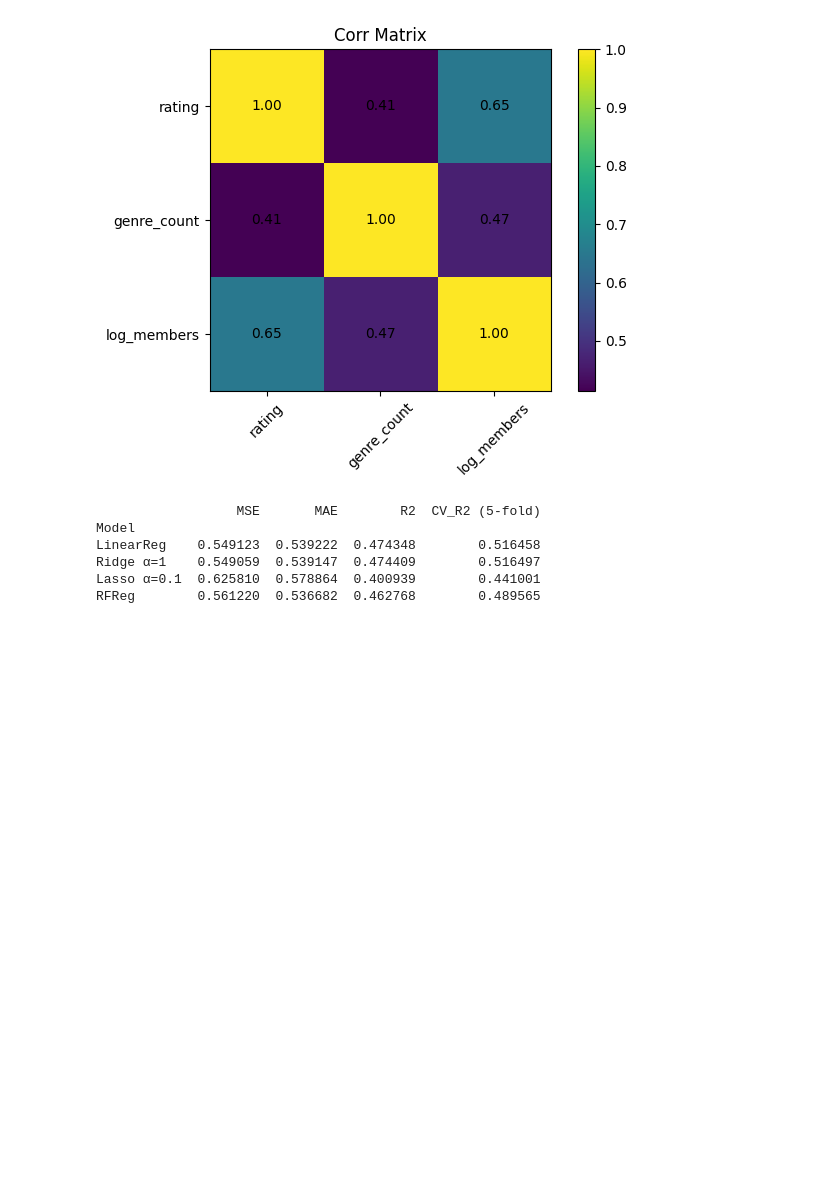
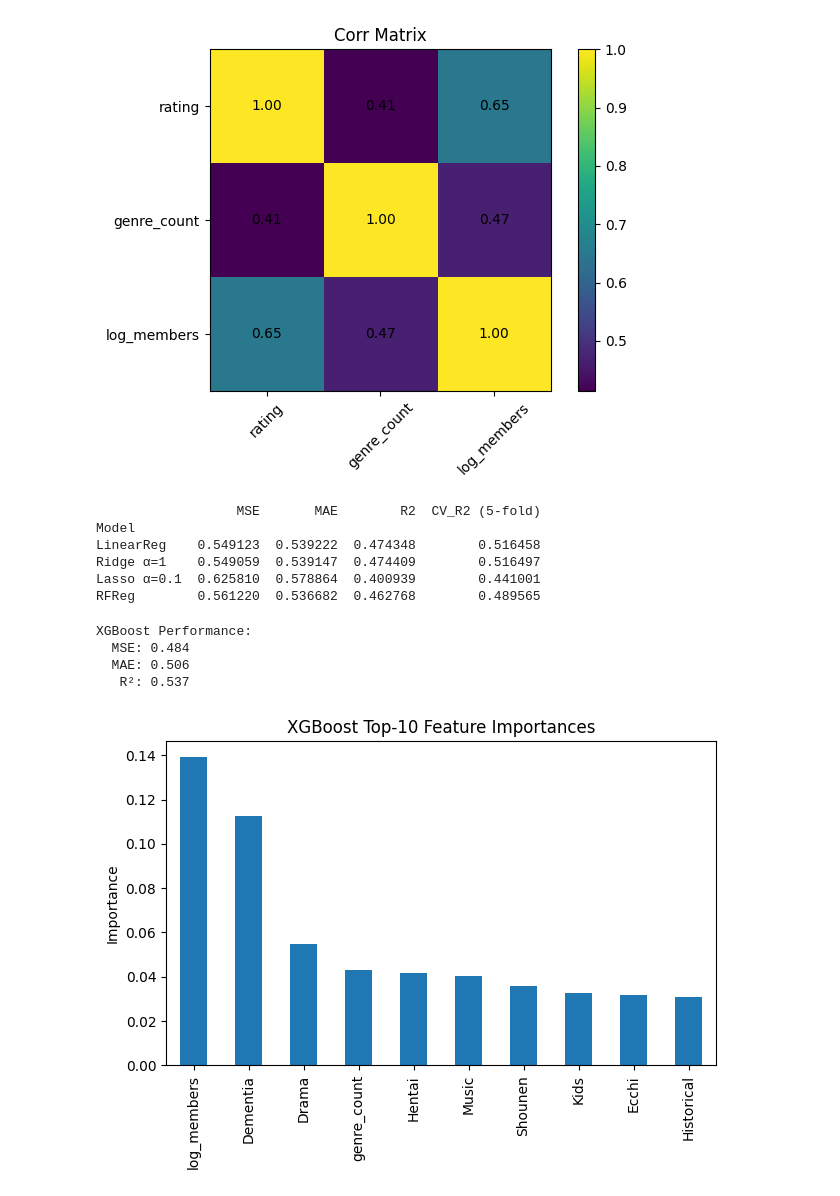
Before and after one commit to agaevTimur/Analyzing-the-Correlation-Between-Anime-Genres-and-Viewer-Ratings, a Jupyter notebook: notebooks/analysis2.ipynb, the cells around one changed output. Saved outputs shown, nothing was run; the diff lists cells and outputs as text; code cells hidden in the pictures; blank space fills up the shorter version.

Commit message:
XGBoost algorithm added.(xgboost requirements added)

```diff
--- a/notebooks/analysis2.ipynb
+++ b/notebooks/analysis2.ipynb
@@ -105,3 +105,50 @@ LinearReg    0.549123  0.539222  0.474348        0.516458
 Ridge α=1    0.549059  0.539147  0.474409        0.516497
 Lasso α=0.1  0.625810  0.578864  0.400939        0.441001
 RFReg        0.561220  0.536682  0.462768        0.489565
+# %%
+# ── 6) XGBOOST REGRESSOR ─────────────────────────────────────────────────
+from xgboost import XGBRegressor
+
+# 1) Instantiate with some sensible defaults
+xgb = XGBRegressor(
+    n_estimators=100,
+    learning_rate=0.1,
+    max_depth=5,
+    subsample=0.8,
+    colsample_bytree=0.8,
+    random_state=42,
+    verbosity=0
+)
+
+# 2) Fit on the same train/test split you used before
+xgb.fit(X_train, y_train)
+
+# 3) Predict & evaluate
+y_pred_xgb = xgb.predict(X_test)
+
+from sklearn.metrics import mean_squared_error, mean_absolute_error, r2_score
+
+print("XGBoost Performance:")
+print(f"  MSE: {mean_squared_error(y_test, y_pred_xgb):.3f}")
+print(f"  MAE: {mean_absolute_error(y_test, y_pred_xgb):.3f}")
+print(f"   R²: {r2_score(y_test, y_pred_xgb):.3f}")
+
+# 4) (Optional) Feature importances
+import matplotlib.pyplot as plt
+import pandas as pd
+
+fi = pd.Series(xgb.feature_importances_, index=X.columns)
+top10 = fi.sort_values(ascending=False).head(10)
+
+plt.figure()
+top10.plot(kind='bar')
+plt.title("XGBoost Top-10 Feature Importances")
+plt.ylabel("Importance")
+plt.tight_layout()
+plt.show()
+# %% [output]
+XGBoost Performance:
+  MSE: 0.484
+  MAE: 0.506
+   R²: 0.537
+[figure, added]
```
Also changed, not shown: 1 other file.
